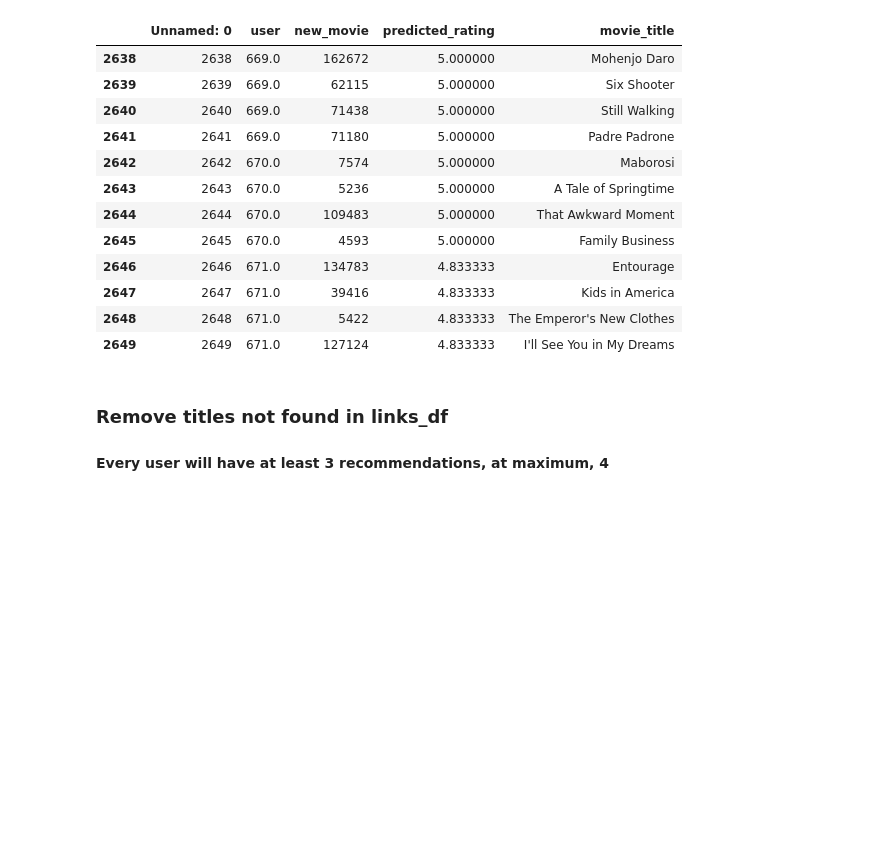
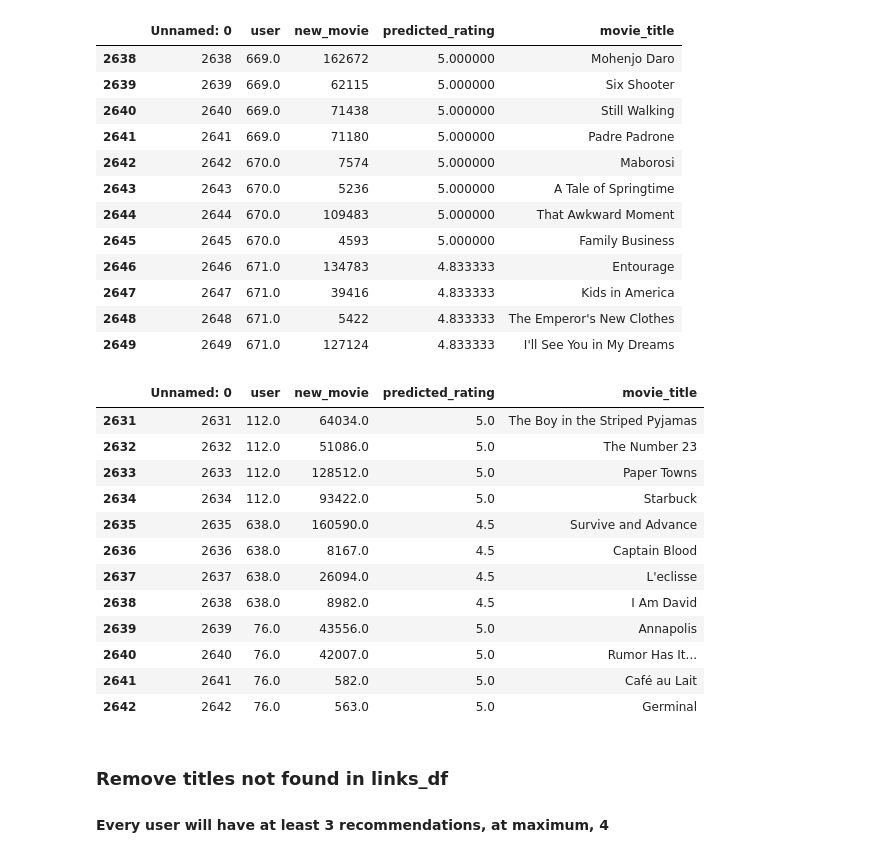
Before and after one commit to ivan-usd/business-repo, a Jupyter notebook: notebooks/af_data_exploration.ipynb, the cells around one changed output. Saved outputs shown, nothing was run; the diff lists cells and outputs as text; code cells hidden in the pictures; blank space fills up the shorter version.

```diff
--- a/notebooks/af_data_exploration.ipynb
+++ b/notebooks/af_data_exploration.ipynb
@@ -869,6 +835,23 @@ predictions_all_review.tail(12)
 | 2647 | 2647 | 671.0 | 39416 | 4.833333 | Kids in America |
 | 2648 | 2648 | 671.0 | 5422 | 4.833333 | The Emperor's New Clothes |
 | 2649 | 2649 | 671.0 | 127124 | 4.833333 | I'll See You in My Dreams |
+# %%
+predictions_all_review_valid = pd.read_csv('TopFour_MovieRecs_validation.csv')
+predictions_all_review_valid.tail(12)
+# %% [output]
+|  | Unnamed: 0 | user | new_movie | predicted_rating | movie_title |
+| 2631 | 2631 | 112.0 | 64034.0 | 5.0 | The Boy in the Striped Pyjamas |
+| 2632 | 2632 | 112.0 | 51086.0 | 5.0 | The Number 23 |
+| 2633 | 2633 | 112.0 | 128512.0 | 5.0 | Paper Towns |
+| 2634 | 2634 | 112.0 | 93422.0 | 5.0 | Starbuck |
+| 2635 | 2635 | 638.0 | 160590.0 | 4.5 | Survive and Advance |
+| 2636 | 2636 | 638.0 | 8167.0 | 4.5 | Captain Blood |
+| 2637 | 2637 | 638.0 | 26094.0 | 4.5 | L'eclisse |
+| 2638 | 2638 | 638.0 | 8982.0 | 4.5 | I Am David |
+| 2639 | 2639 | 76.0 | 43556.0 | 5.0 | Annapolis |
+| 2640 | 2640 | 76.0 | 42007.0 | 5.0 | Rumor Has It... |
+| 2641 | 2641 | 76.0 | 582.0 | 5.0 | Café au Lait |
+| 2642 | 2642 | 76.0 | 563.0 | 5.0 | Germinal |
 # %% [markdown]
 ### Remove titles not found in links_df
 
```
Also changed, not shown: parts of 37 cells of this notebook, 3 other files.
